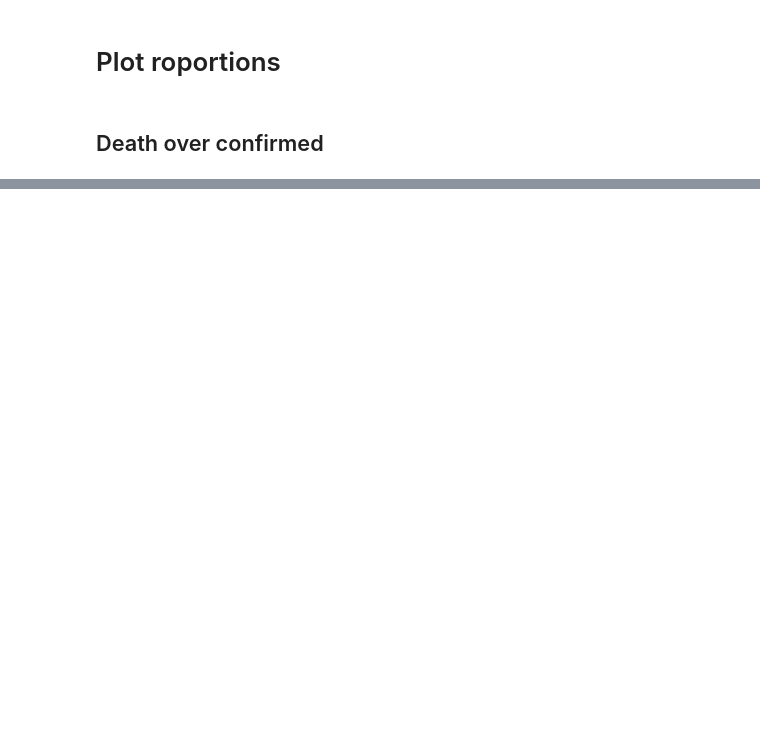
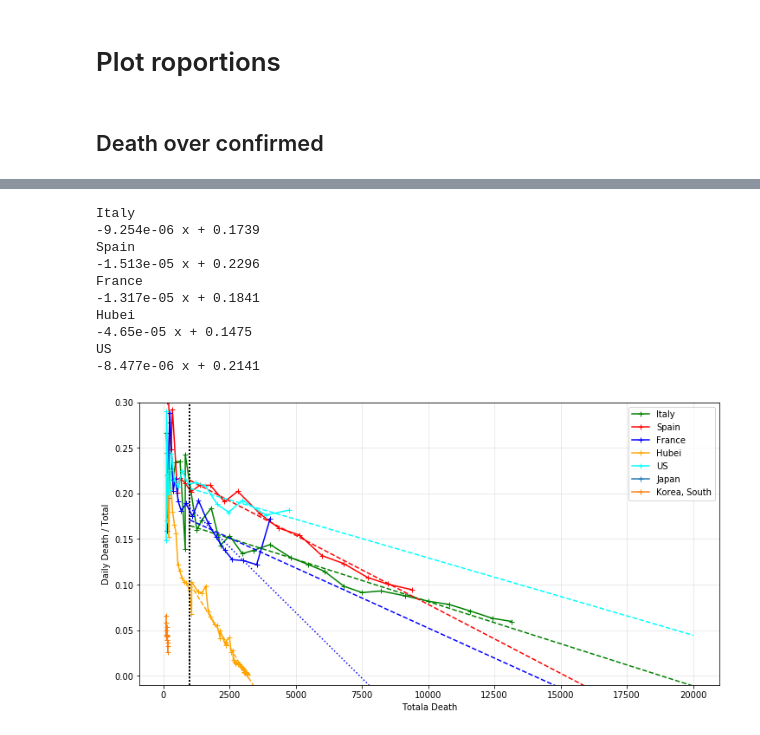
Before and after one commit to SylvainGuieu/corona, a Jupyter notebook: corona.ipynb, the cells around one changed output, grey strips where cells are left out. Saved outputs shown, nothing was run; the diff lists cells and outputs as text; code cells hidden in the pictures; blank space fills up the shorter version.

```diff
--- a/corona.ipynb
+++ b/corona.ipynb
@@ -404,0 +405,44 @@ _= axes.set(yscale="log", xscale="log", xlabel="Totala Death", ylabel="Daily Dea
+# %%
+# from coronapy import _default_styles
+subset = death.subset([ 'Italy', 'Spain', 'France', 'Hubei', 'US', 'Japan','Korea, South'])
+origin = death.when_case_exceed(20)
+#subset = subset.get_day_indexed(origin).subset(start=0)
+perday = subset.cases.iloc[:,1:] - np.asarray(subset.cases.iloc[:,0:-1])
+perday = perday.rolling(4, center=True, axis=1).mean()
+total = subset.cases.iloc[:,1:]
+
+for name, r in perday.iterrows():
+    t = total.loc[name]
+    test_fit = (t>1000) & (~isnan(r)) & (~isnan(t))
+    test_plot = (t>100)
+
+    plot(t[test_plot], r[test_plot]/t[test_plot], label=name, **styles.get(name, {}), marker="+")
+    if sum(test_fit)>2:
+        try:
+            p = poly1d(polyfit(t[test_fit], r[test_fit]/t[test_fit], 1))
+        except LinAlgError:
+            print('LE', name)
+        else:
+            print(name, p)
+            plot( [1000, 20000], p([1000,20000]),  **styles.get(name, {}), linestyle="dashed")
+    if name=='France':
+        test_fit[-2:] = False
+        p = poly1d(polyfit(t[test_fit], r[test_fit]/t[test_fit], 1))
+        plot( [1000, 20000], p([1000,20000]),  **styles.get(name, {}), linestyle="dotted")
+
+    axvline(1000, color="k", linestyle="dotted")
+axes = gca()
+axes.legend()
+_= axes.set(ylim=(-0.01,0.3), yscale="linear", xscale="linear", xlabel="Totala Death", ylabel="Daily Death / Total")
+# %% [output]
+Italy
+-9.254e-06 x + 0.1739
+Spain
+-1.513e-05 x + 0.2296
+France
+-1.317e-05 x + 0.1841
+Hubei
+-4.65e-05 x + 0.1475
+US
+-8.477e-06 x + 0.2141
+[figure, added]
```
Also changed, not shown: parts of 26 cells of this notebook, 12 other files.
